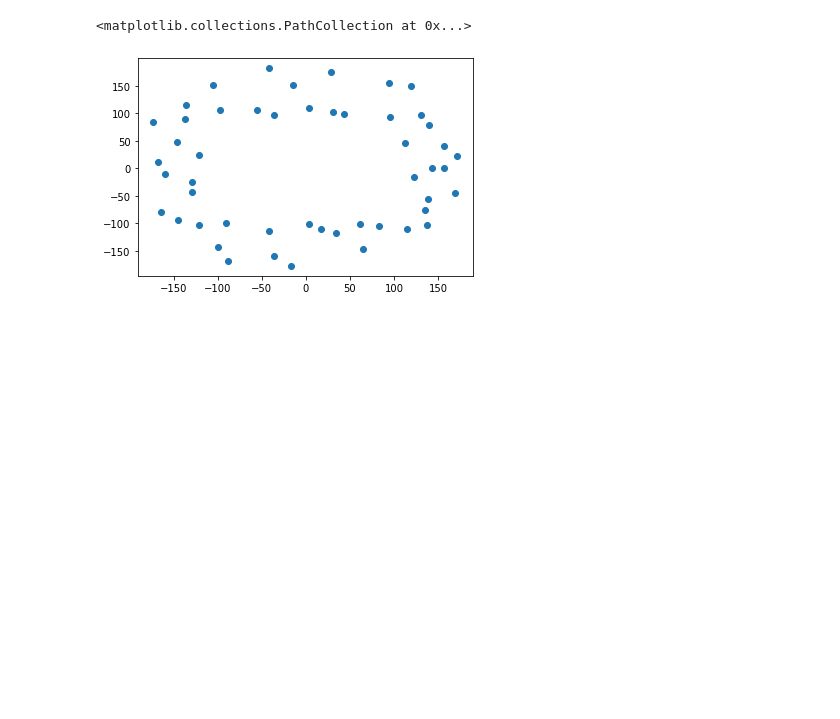
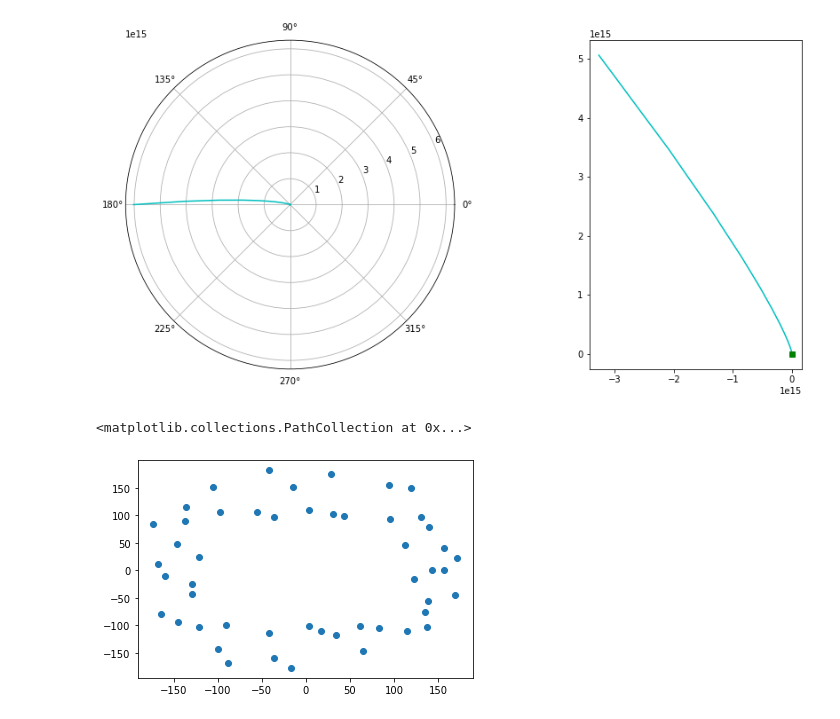
Before and after one commit to glebpinigin/flowmapper, a Jupyter notebook: tree_builder.ipynb, the cells around one changed output. Saved outputs shown, nothing was run; the diff lists cells and outputs as text; code cells hidden in the pictures; blank space fills up the shorter version.

```diff
--- a/tree_builder.ipynb
+++ b/tree_builder.ipynb
@@ -253,3 +320,7 @@ expl = FlowTreeBuilder(b=1.9, leaves=leaves, vbs=False)
+# %%
+log[5].plot()
+# %% [output]
+[figure, added]
 # %%
 import random as rand
 # %%
```
Also changed, not shown: parts of 9 cells of this notebook, 1 other file.
